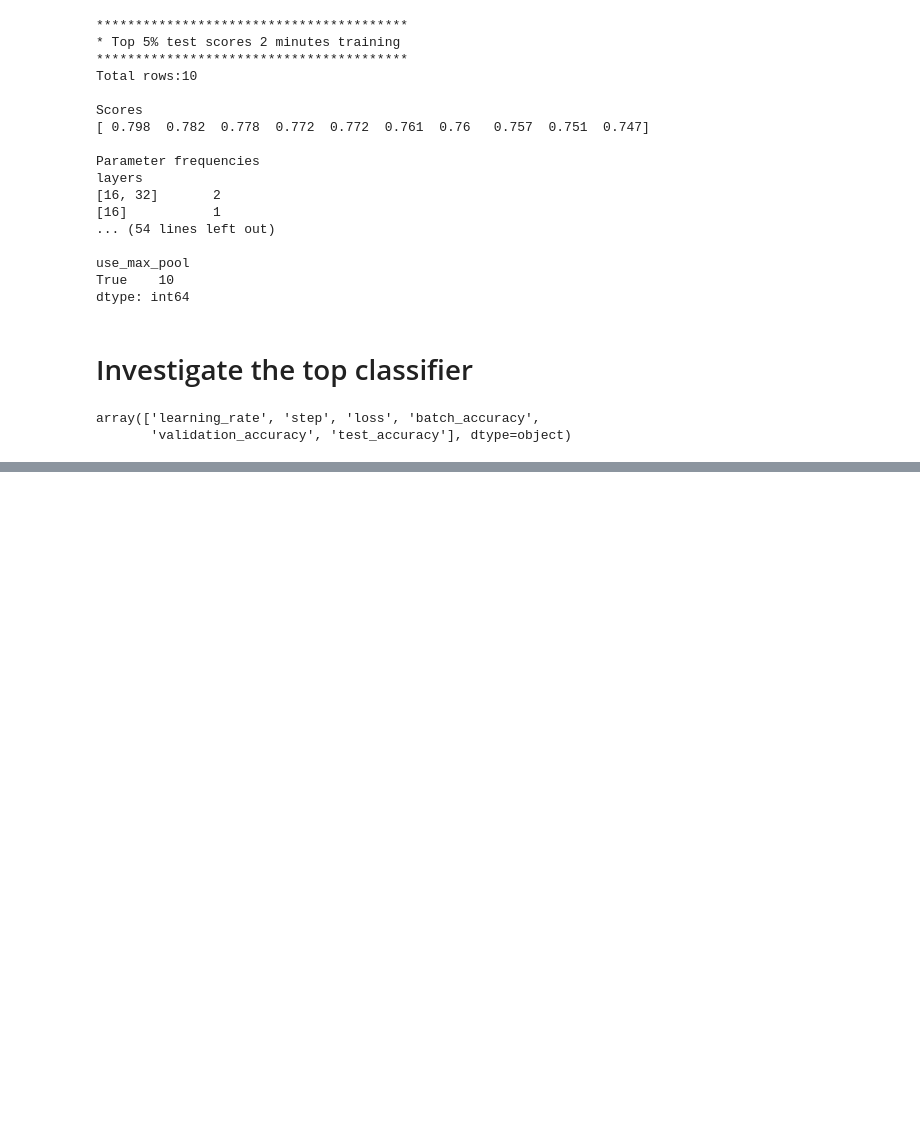
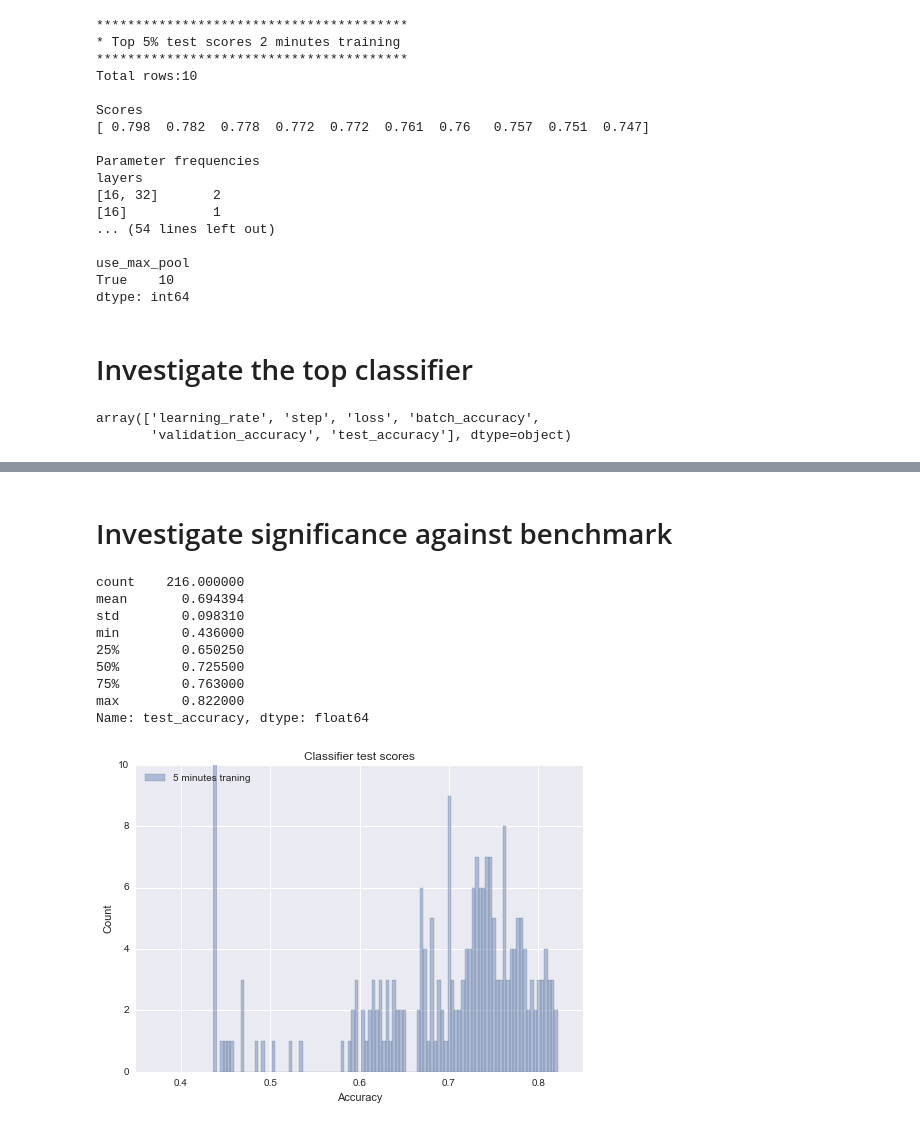
Before and after one commit to bvstillwell/udacity-mlnd-capstone, a Jupyter notebook: 03 - Results processing.ipynb, the cells around one changed output, grey strips where cells are left out. Saved outputs shown, nothing was run; the diff lists cells and outputs as text; code cells hidden in the pictures; blank space fills up the shorter version.

```diff
--- a/03 - Results processing.ipynb
+++ b/03 - Results processing.ipynb
@@ -141,0 +140,23 @@ sns.
+# %% [markdown]
+# Investigate significance against benchmark
+# %%
+print(df_5['test_accuracy'].describe())
+
+sns.distplot(df_5['test_accuracy'], kde=False, bins=100)
+plt.xlim([0.35, 0.85])
+plt.title('Classifier test scores')
+plt.xlabel('Accuracy')
+plt.ylabel('Count')
+plt.legend(['5 minutes traning', '2 minutes training'], loc='upper left')
+plt.show()
+# %% [output]
+count    216.000000
+mean       0.694394
+std        0.098310
+min        0.436000
+25%        0.650250
+50%        0.725500
+75%        0.763000
+max        0.822000
+Name: test_accuracy, dtype: float64
+[figure, added]
```
Also changed, not shown: parts of 4 cells of this notebook, 4 other files.
